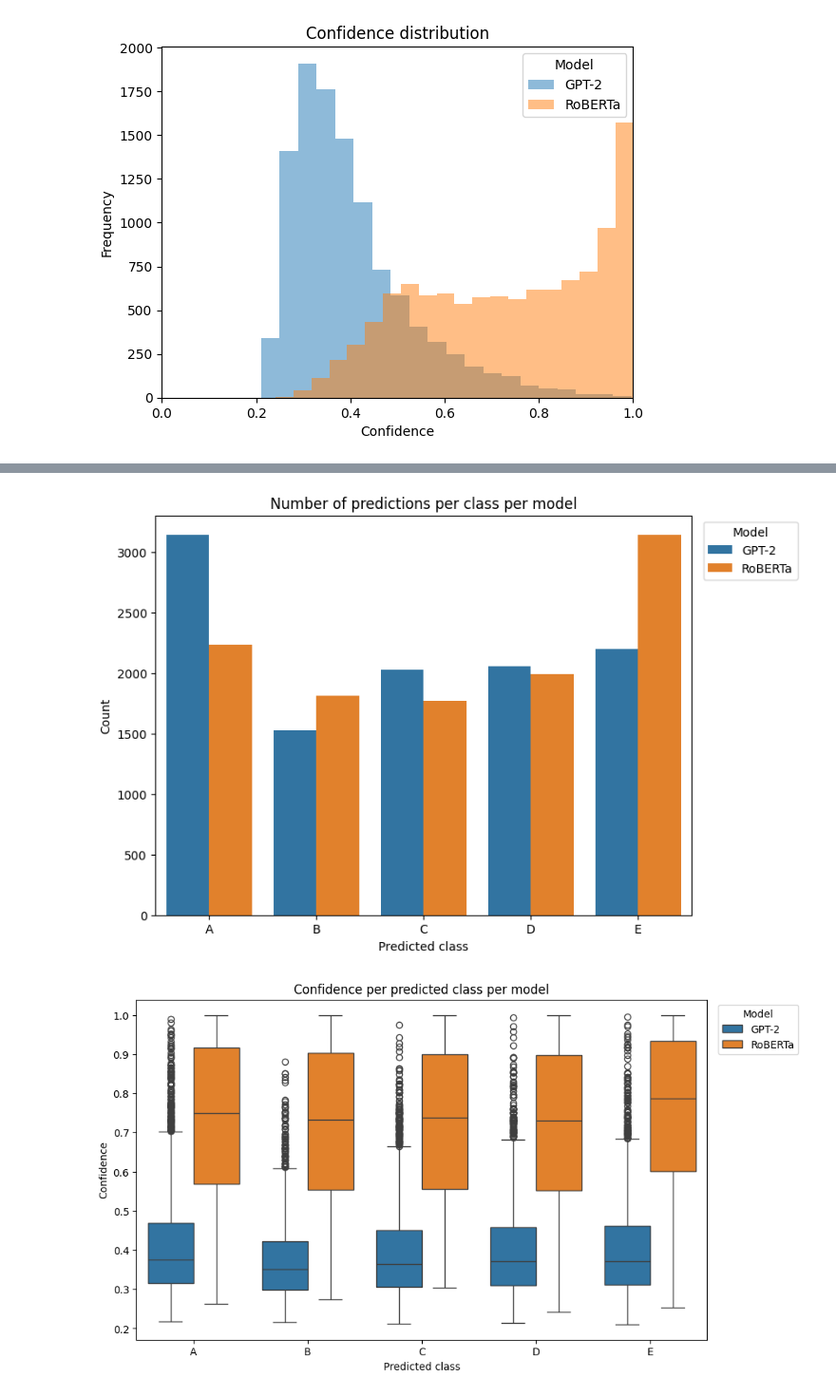
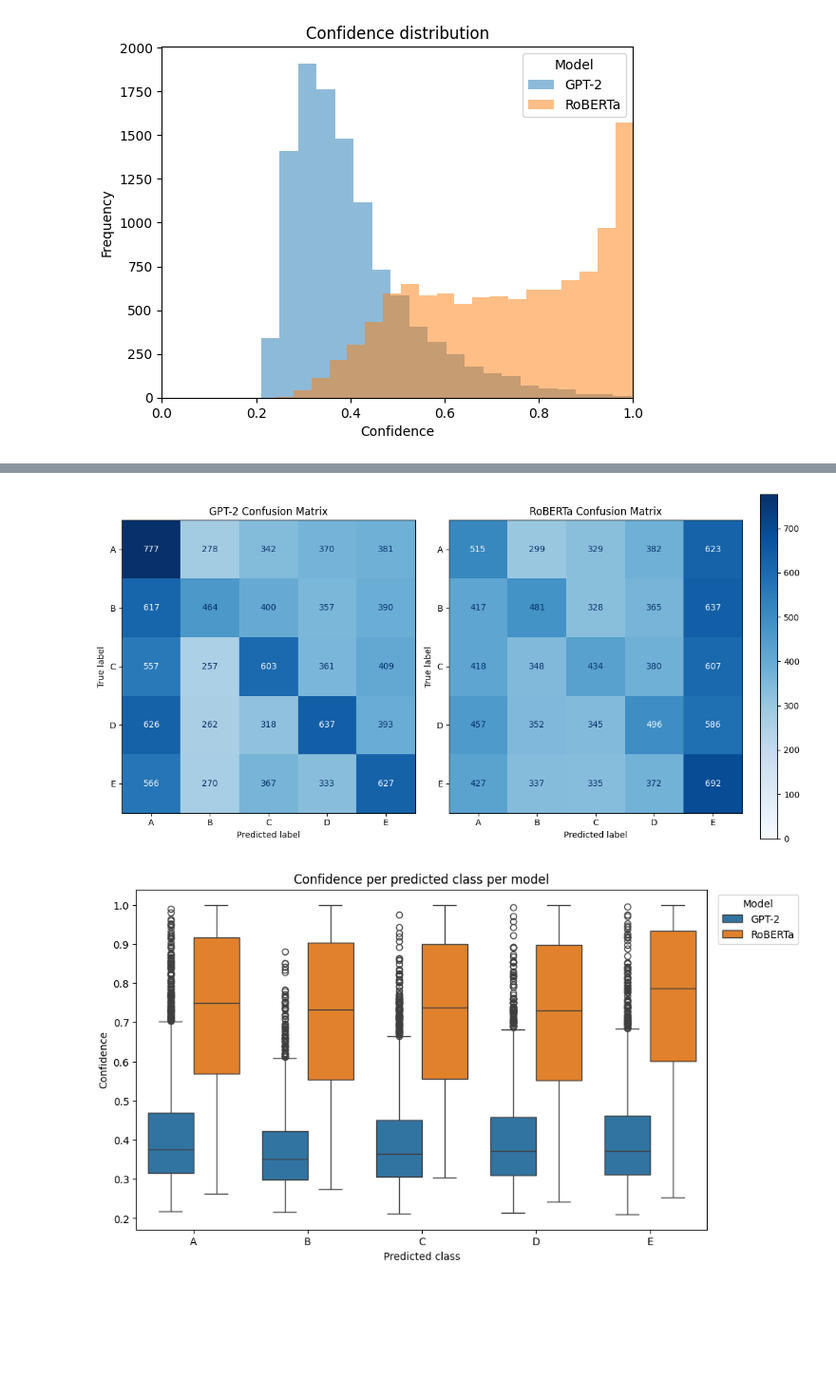
Before and after one commit to almvos/TALC, a Jupyter notebook: CompareModels.ipynb, the cells around one changed output, grey strips where cells are left out. Shown at 95% size. Saved outputs shown, nothing was run; the diff lists cells and outputs as text; code cells hidden in the pictures; blank space fills up the shorter version.

```diff
--- a/CompareModels.ipynb
+++ b/CompareModels.ipynb
@@ -147,32 +152,34 @@ plt.show()
-# %%
-# add model label
-gpt2_results['model'] = 'GPT-2'
-roberta_results['model'] = 'RoBERTa'
-
-# combine datasets
-df_all = pd.concat([gpt2_results, roberta_results], ignore_index=True)
-
-# count per predicted class per model
-pred_counts = df_all.groupby(['model', 'predicted']).size().reset_index(name='count')
-
-plt.figure(figsize=(8,6))
-
-sns.barplot(
-    x='predicted',
-    y='count',
-    hue='model',
-    data=pred_counts,
-    alpha=1,
-    order=sorted(df_all['predicted'].unique())  # alphabetical order
-)
-
-plt.title("Number of predictions per class per model")
-plt.xlabel("Predicted class")
-plt.ylabel("Count")
-plt.legend(title='Model', bbox_to_anchor=(1.01,1))
-plt.show()
-# %% [output]
-[figure, removed]
+# %%
+import matplotlib.pyplot as plt
+from sklearn.metrics import confusion_matrix, ConfusionMatrixDisplay
+
+labels = sorted(list(set(gpt2_results['answerKey']) | set(gpt2_results['predicted']) |
+                     set(roberta_results['answerKey']) | set(roberta_results['predicted'])))
+
+# Compute confusion matrices
+cm_gpt2 = confusion_matrix(gpt2_results['answerKey'], gpt2_results['predicted'], labels=labels)
+cm_roberta = confusion_matrix(roberta_results['answerKey'], roberta_results['predicted'], labels=labels)
+vmax = max(cm_gpt2.max(), cm_roberta.max())
+
+# figuur met 2 subplots, gelijke breedte
+fig, axes = plt.subplots(1, 2, figsize=(12,6), gridspec_kw={'width_ratios':[4,5]})
+
+# GPT-2
+disp_gpt2 = ConfusionMatrixDisplay(confusion_matrix=cm_gpt2, display_labels=labels)
+disp_gpt2.plot(ax=axes[0], cmap='Blues', colorbar=False)
+disp_gpt2.im_.set_clim(0, vmax)
+axes[0].set_title("GPT-2 Confusion Matrix")
+
+# RoBERTa
+disp_roberta = ConfusionMatrixDisplay(confusion_matrix=cm_roberta, display_labels=labels)
+disp_roberta.plot(ax=axes[1], cmap='Blues', colorbar=True)  # laat colorbar bij tweede
+disp_roberta.im_.set_clim(0, vmax)
+axes[1].set_title("RoBERTa Confusion Matrix")
+
+plt.tight_layout()
+plt.show()
+# %% [output]
+[figure, added]
 # %%
 
 
```
Also changed, not shown: parts of 1 cell of this notebook, 2 other files.
